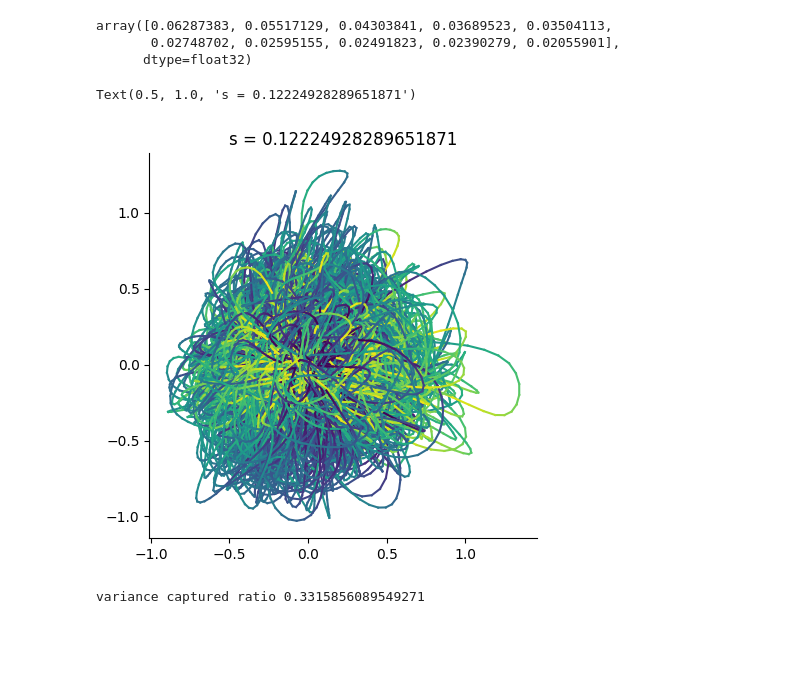
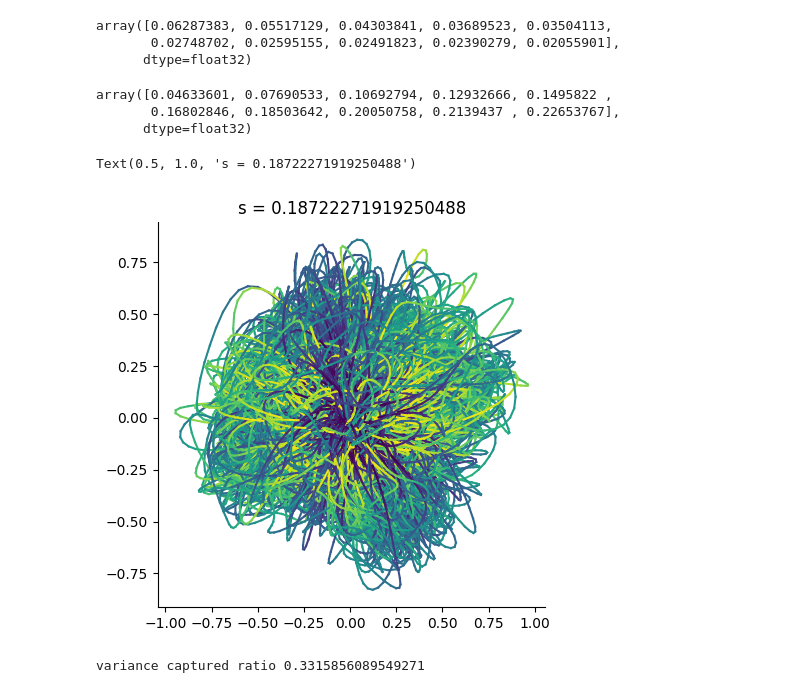
Before and after one commit to ArielleRosinski/SCA_project, a Jupyter notebook: MC_Maze/MC_Maze_final.ipynb, the cells around one changed output. Drawn from its saved outputs; the diff is of its cells as text; code cells hidden in the pictures; blank space fills up the shorter version.

```diff
--- a/MC_Maze/MC_Maze_final.ipynb
+++ b/MC_Maze/MC_Maze_final.ipynb
@@ -122,30 +122,36 @@ np.save(f'/Users/ariellerosinski/My Drive/Cambridge/Project/outputs/kernel_SCA/M
+# %%
+np.cumsum(pca_variance_captured)
+# %% [output]
+array([0.04633601, 0.07690533, 0.10692794, 0.12932666, 0.1495822 ,
+       0.16802846, 0.18503642, 0.20050758, 0.2139437 , 0.22653767],
+      dtype=float32)
 # %%
 #X_pca = np.load("/Users/ariellerosinski/My Drive/Cambridge/Project/datasets/MC_Maze/psth.npy").swapaxes(1,2)
 #X_pca = np.load("/Users/ariellerosinski/My Drive/Cambridge/Project/datasets/Churchland/churchland.npy") #.swapaxes(1,2)
 #X_pca = np.load("/Users/ariellerosinski/My Drive/Cambridge/Project/datasets/MC_Maze/behaviour/aug_behaviour.npy")
 X_pca = np.load('/Users/ariellerosinski/My Drive/Cambridge/Project/datasets/MC_Maze/train_spksmth.npy').swapaxes(1,2)
 K, N, T = X_pca.shape
 #X_pca, _ = pre_processing(X_pca, soft_normalize='max', pca=False, center=True)
-X_pca, _ = pre_processing(X_pca, soft_normalize=None, pca=False, center=True)
+X_pca, _ = pre_processing(X_pca, soft_normalize='max', pca=False, center=True)
 X_reshaped = X_pca.swapaxes(1,2).reshape(-1, N)
 
 num_pcs = 10
 pca = PCA(num_pcs)
 Y_pca = pca.fit(X_reshaped).transform(X_reshaped) #train, test
 PCs = pca.components_
 Y_pca = Y_pca.reshape(K, T, num_pcs).swapaxes(1,2) #split
 pca_variance_captured = pca.explained_variance_ratio_
 
 plot_2D(Y_pca)
 plt.title(f's = {compute_S_all_pairs(jnp.array(Y_pca))}')
 #plt.title(f"pca {var_explained(X_pca, PCs.T):.2f}")
 #np.save(f'/Users/ariellerosinski/My Drive/Cambridge/Project/outputs/kernel_SCA/MC_Maze_3_7_2024/pca_spikes/Y_pca_{num_pcs}d', Y_pca)
 
 
 #np.save(f'/Users/ariellerosinski/My Drive/Cambridge/Project/outputs/kernel_SCA/MC_Maze_3_7_2024/pca_psth/var_explained', pca_variance_captured)
 # %% [output]
-Text(0.5, 1.0, 's = 0.12224928289651871')
+Text(0.5, 1.0, 's = 0.18722271919250488')
-[figure, old version]
+[figure, new version]
 # %%
 """ jPCA """
 #X = np.load('/Users/ariellerosinski/My Drive/Cambridge/Project/datasets/MC_Maze/train_spksmth.npy').swapaxes(1,2)
```
Also changed, not shown: parts of 1 cell of this notebook, 6 other files.
